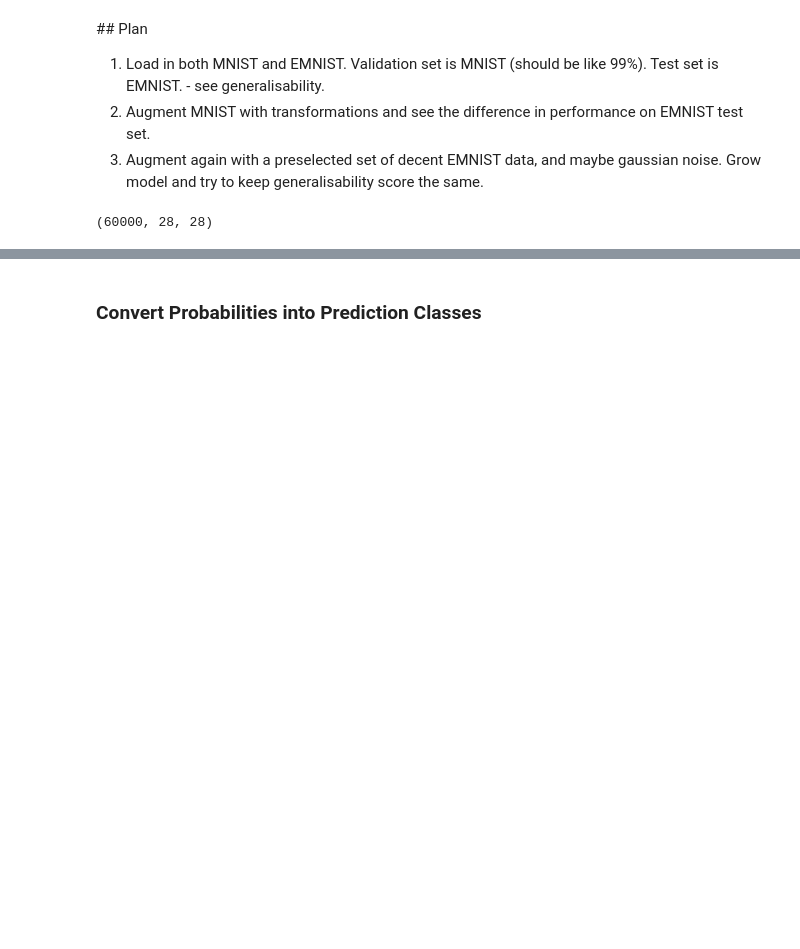
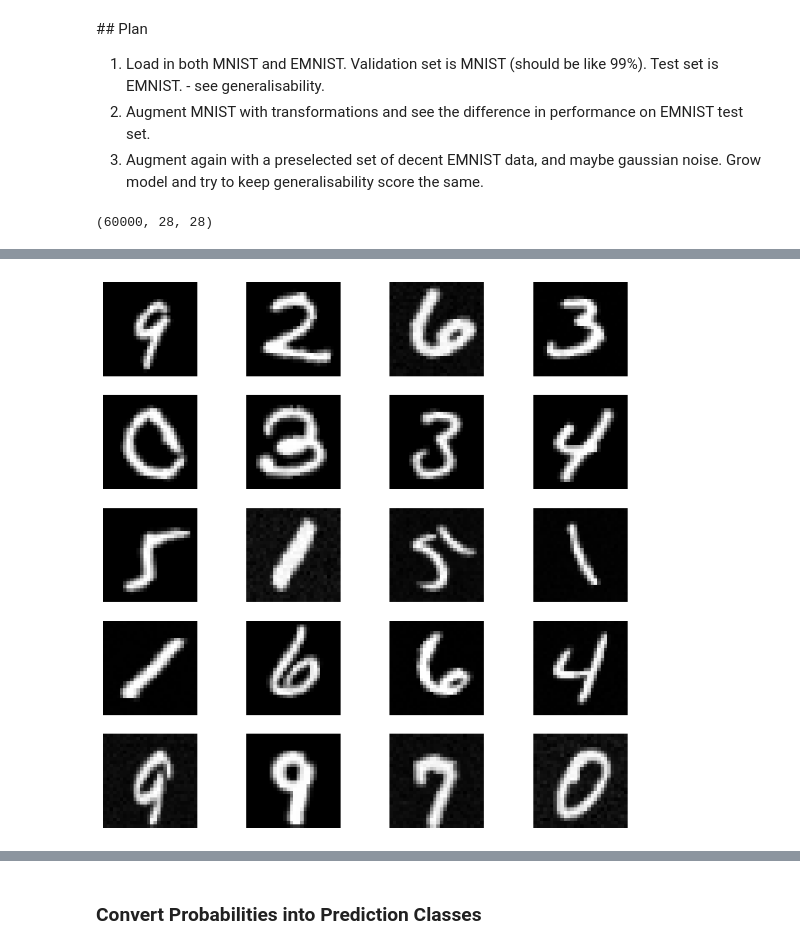
Before and after one commit to mrmoxon/Deep-Image-Learning, a Jupyter notebook: cnn2.ipynb, the cells around one changed output, grey strips where cells are left out. Drawn from its saved outputs; the diff is of its cells as text; code cells hidden in the pictures; blank space fills up the shorter version.

```diff
--- a/cnn2.ipynb
+++ b/cnn2.ipynb
@@ -57,0 +148,58 @@ cnn_model.compile(optimizer='adam', loss='categorical_crossentropy', metrics=['a
+# %%
+import random
+from tensorflow.keras.layers.experimental.preprocessing import RandomRotation, RandomZoom, RandomTranslation, Resizing, RandomContrast
+from tensorflow.keras.preprocessing.image import ImageDataGenerator
+
+def random_gaussian_noise(x):
+    if random.random() < 0.5:  # 50% chance to add Gaussian noise
+        scale = np.random.uniform(0.025, 0.000005)
+        return x + np.random.normal(loc=0, scale=scale, size=x.shape)
+    else:
+        return x
+
+datagen = ImageDataGenerator(
+    rotation_range=10,
+    zoom_range=0.1,
+    horizontal_flip=False,
+    fill_mode='nearest',
+    featurewise_std_normalization=True,  # Normalize the dataset
+    preprocessing_function=random_gaussian_noise  # Add Gaussian noise
+)
+
+# Fit the data augmentation on the combined training dataset
+datagen.fit(x_train_cnn)
+
+# Generate a batch of augmented images and labels
+augmented_images, augmented_labels = next(datagen.flow(x_train_cnn, y_train, batch_size=64))
+
+# Display the first image in the batch
+plt.figure(figsize=(10,  10))
+for i in range(20):  # Displaying  20 images in a  5x4 grid
+    plt.subplot(5,  4, i +  1)
+    plt.imshow(augmented_images[i].reshape(28,  28), cmap='gray')
+    plt.axis('off')
+plt.show()
+
+# Define the CNN model
+cnn_model_4 = Sequential([
+    Conv2D(32, kernel_size=(5, 5), activation='relu', input_shape=(28, 28, 1)), # Input shape: this is the shape of one image, it has 1 dimension (greyscale)
+    MaxPool2D(pool_size=(2, 2)),           # This layer performs max pooling with a 2 x 2 filter, reducing the dimensions (height and width) of the feature maps by half.
+
+    Conv2D(32, (3, 3), activation='relu'), # This layer applies 32 differnt filters (each 3 x 3), each filter extracts different features (edges, corners, etc.)
+                                           # ReLU activation is used to introduce non-linearity, allowing the model to learn more complex patterns.
+
+    MaxPool2D(pool_size=(2, 2)),           # This layer performs max pooling with a 2 x 2 filter, reducing the dimensions (height and width) of the feature maps by half.
+
+    Flatten(),                             # This layer flattens the 2D feature maps into a 1D vector, which can be used as input to a fully connected neural network.
+
+    Dense(256, activation='relu'),         # This layer has 256 neurons and uses ReLU activation.
+
+    Dropout(0.5),                          # Regularisation technique where randomly selected neurons are ignored during training. This helps prevent overfitting.
+
+    Dense(10, activation='softmax')        # This layer has 10 neurons and uses softmax activation. Softmax activation enables you to calculate probabilities for each class score.
+])
+
+# Compile the model
+cnn_model_4.compile(optimizer='adam', loss='categorical_crossentropy', metrics=['accuracy'])
+# %% [output]
+[figure, added]
```
Also changed, not shown: parts of 26 cells of this notebook, 1 other file.
